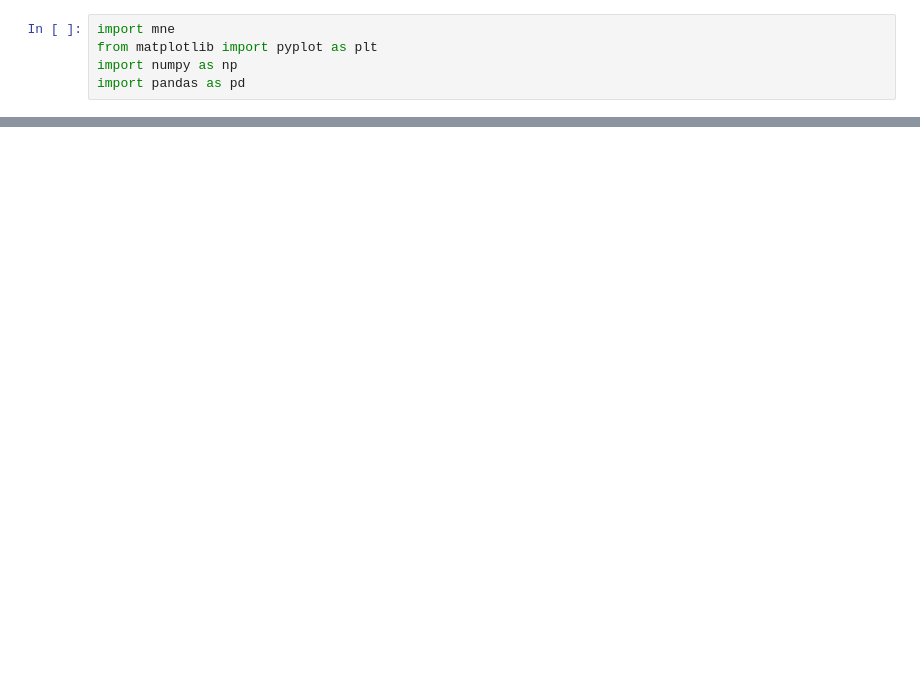
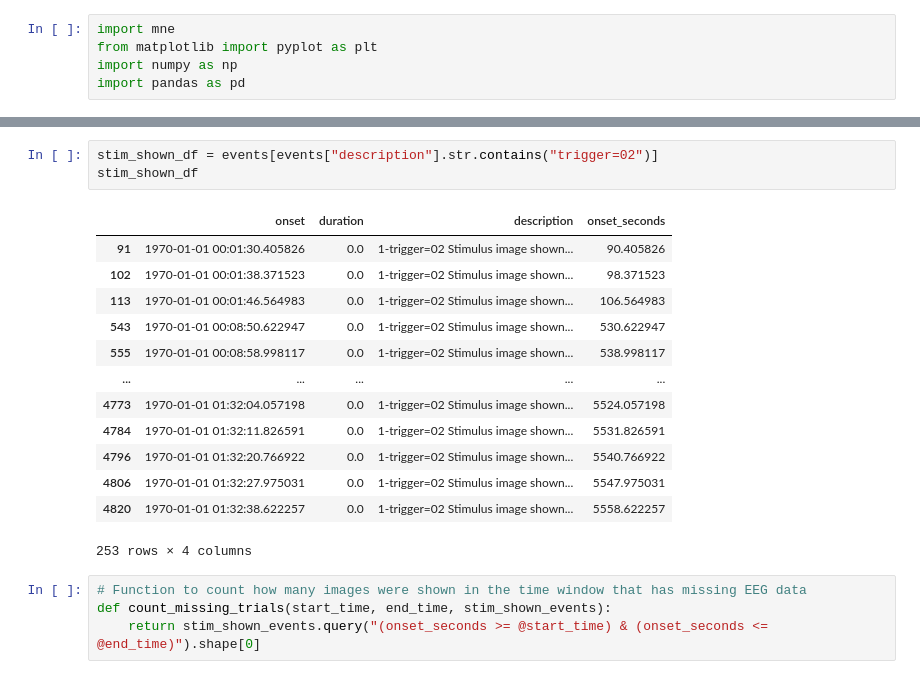
Before and after one commit to s-ccs/2024FreeViewingMSCOCO, a Jupyter notebook: scripts/inspect_raw_data.ipynb, the cells around one changed output, grey strips where cells are left out. Cells and saved outputs as stored; diff of their text form; blank space fills up the shorter version.

```diff
--- a/scripts/inspect_raw_data.ipynb
+++ b/scripts/inspect_raw_data.ipynb
@@ -83,0 +85,21 @@ plt.show()
+# %%
+stim_shown_df = events[events["description"].str.contains("trigger=02")]
+stim_shown_df
+# %% [output]
+|  | onset | duration | description | onset_seconds |
+| 91 | 1970-01-01 00:01:30.405826 | 0.0 | 1-trigger=02 Stimulus image shown... | 90.405826 |
+| 102 | 1970-01-01 00:01:38.371523 | 0.0 | 1-trigger=02 Stimulus image shown... | 98.371523 |
+| 113 | 1970-01-01 00:01:46.564983 | 0.0 | 1-trigger=02 Stimulus image shown... | 106.564983 |
+| 543 | 1970-01-01 00:08:50.622947 | 0.0 | 1-trigger=02 Stimulus image shown... | 530.622947 |
+| 555 | 1970-01-01 00:08:58.998117 | 0.0 | 1-trigger=02 Stimulus image shown... | 538.998117 |
+| ... | ... | ... | ... | ... |
+| 4773 | 1970-01-01 01:32:04.057198 | 0.0 | 1-trigger=02 Stimulus image shown... | 5524.057198 |
+| 4784 | 1970-01-01 01:32:11.826591 | 0.0 | 1-trigger=02 Stimulus image shown... | 5531.826591 |
+| 4796 | 1970-01-01 01:32:20.766922 | 0.0 | 1-trigger=02 Stimulus image shown... | 5540.766922 |
+| 4806 | 1970-01-01 01:32:27.975031 | 0.0 | 1-trigger=02 Stimulus image shown... | 5547.975031 |
+| 4820 | 1970-01-01 01:32:38.622257 | 0.0 | 1-trigger=02 Stimulus image shown... | 5558.622257 |
+253 rows × 4 columns
+# %%
+# Function to count how many images were shown in the time window that has missing EEG data
+def count_missing_trials(start_time, end_time, stim_shown_events):
+    return stim_shown_events.query("(onset_seconds >= @start_time) & (onset_seconds <= @end_time)").shape[0]
```
Also changed, not shown: parts of 40 cells of this notebook.
